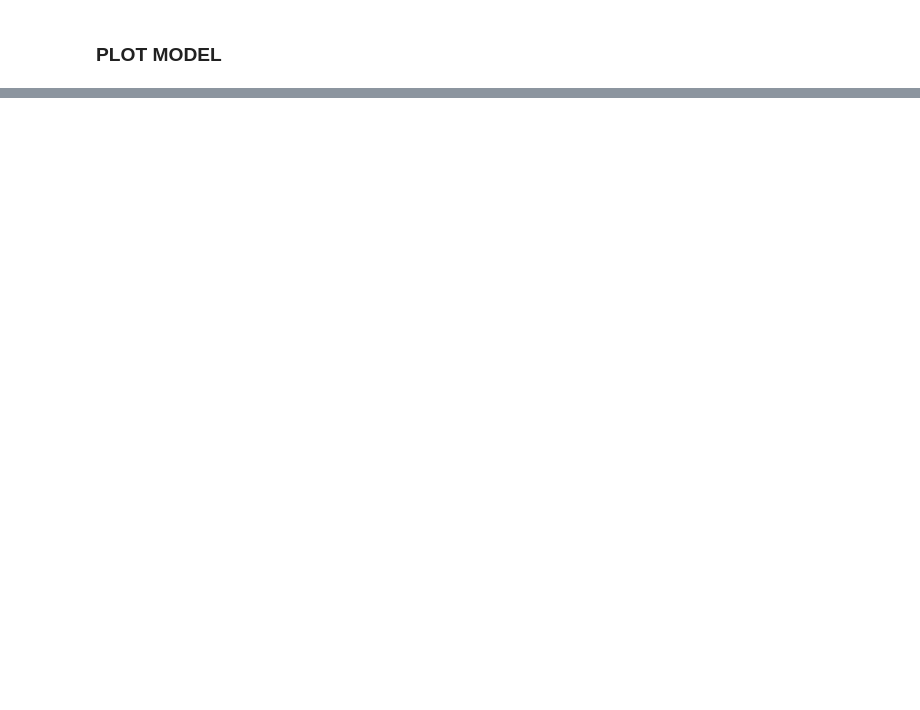
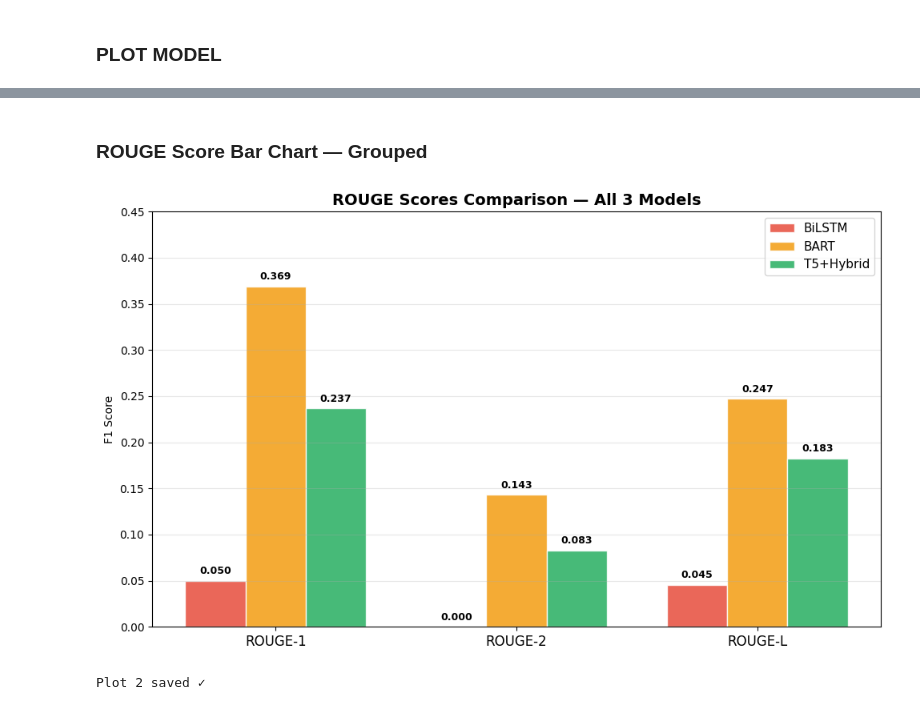
Before and after one commit to moonlightaliza/headline-generation-nlp, a Jupyter notebook: nlp_project.ipynb, the cells around one changed output, grey strips where cells are left out. Drawn from its saved outputs; the diff is of its cells as text; code cells hidden in the pictures; blank space fills up the shorter version.

```diff
--- a/nlp_project.ipynb
+++ b/nlp_project.ipynb
@@ -918,0 +1340,16 @@ plt.show()
+# %%
+import matplotlib.pyplot as plt
+import matplotlib.patches as mpatches
+import numpy as np
+import os
+
+os.makedirs('/content/drive/MyDrive/NLP_Project/plots', exist_ok=True)
+
+# ── Color palette ──
+COLORS = {
+    'BiLSTM'    : '#e74c3c',
+    'BART'      : '#f39c12',
+    'T5+Hybrid' : '#27ae60'
+}
+models     = ['BiLSTM', 'BART', 'T5+Hybrid']
+model_cols = [COLORS[m] for m in models]
@@ -918,0 +1397,45 @@ plt.show()
+# %% [markdown]
+### ROUGE Score Bar Chart — Grouped
+# %%
+fig, ax = plt.subplots(figsize=(10, 6))
+
+metrics     = ['ROUGE-1', 'ROUGE-2', 'ROUGE-L']
+metric_keys = ['rouge1',  'rouge2',  'rougeL']
+
+bilstm_scores = [lstm_results[k] for k in metric_keys]
+bart_scores_v = [bart_results[k] for k in metric_keys]
+t5_scores_v   = [t5_results[k]   for k in metric_keys]
+
+x     = np.arange(len(metrics))
+width = 0.25
+
+bars1 = ax.bar(x - width,     bilstm_scores, width, label='BiLSTM',
+               color=COLORS['BiLSTM'],     alpha=0.85, edgecolor='white')
+bars2 = ax.bar(x,             bart_scores_v, width, label='BART',
+               color=COLORS['BART'],       alpha=0.85, edgecolor='white')
+bars3 = ax.bar(x + width,     t5_scores_v,   width, label='T5+Hybrid',
+               color=COLORS['T5+Hybrid'],  alpha=0.85, edgecolor='white')
+
+# Value labels on bars
+for bars in [bars1, bars2, bars3]:
+    for bar in bars:
+        h = bar.get_height()
+        ax.annotate(f'{h:.3f}',
+                    xy=(bar.get_x() + bar.get_width() / 2, h),
+                    xytext=(0, 4), textcoords='offset points',
+                    ha='center', va='bottom', fontsize=9, fontweight='bold')
+
+ax.set_title('ROUGE Scores Comparison — All 3 Models', fontsize=14, fontweight='bold')
+ax.set_ylabel('F1 Score')
+ax.set_xticks(x)
+ax.set_xticklabels(metrics, fontsize=12)
+ax.set_ylim(0, 0.45)
+ax.legend(fontsize=11)
+ax.grid(True, axis='y', alpha=0.3)
+plt.tight_layout()
+plt.savefig('/content/drive/MyDrive/NLP_Project/plots/plot2_rouge_bars.png', dpi=150)
+plt.show()
+print("Plot 2 saved ✓")
+# %% [output]
+[figure, added]
+Plot 2 saved ✓
```
Also changed, not shown: parts of 37 cells of this notebook, 1 other file.
